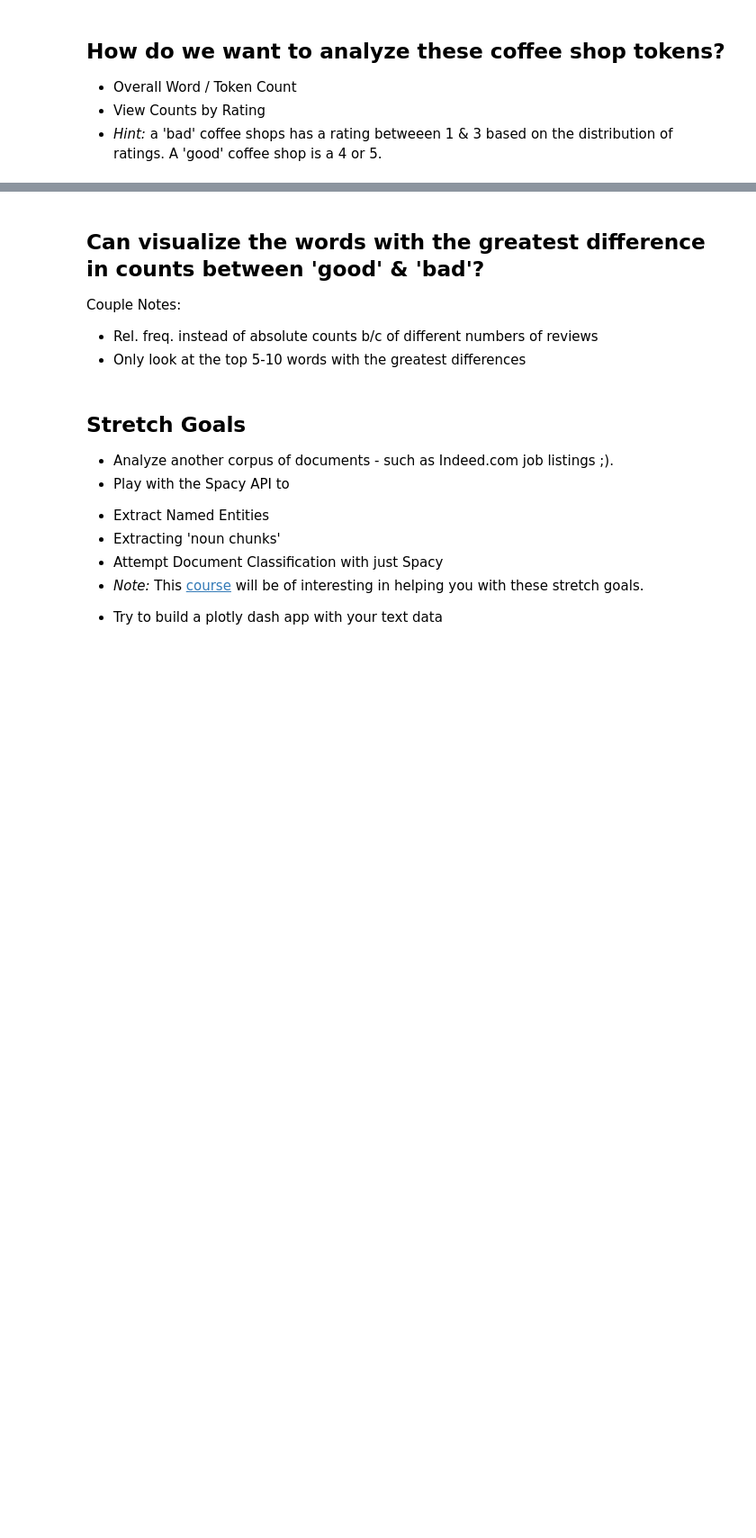
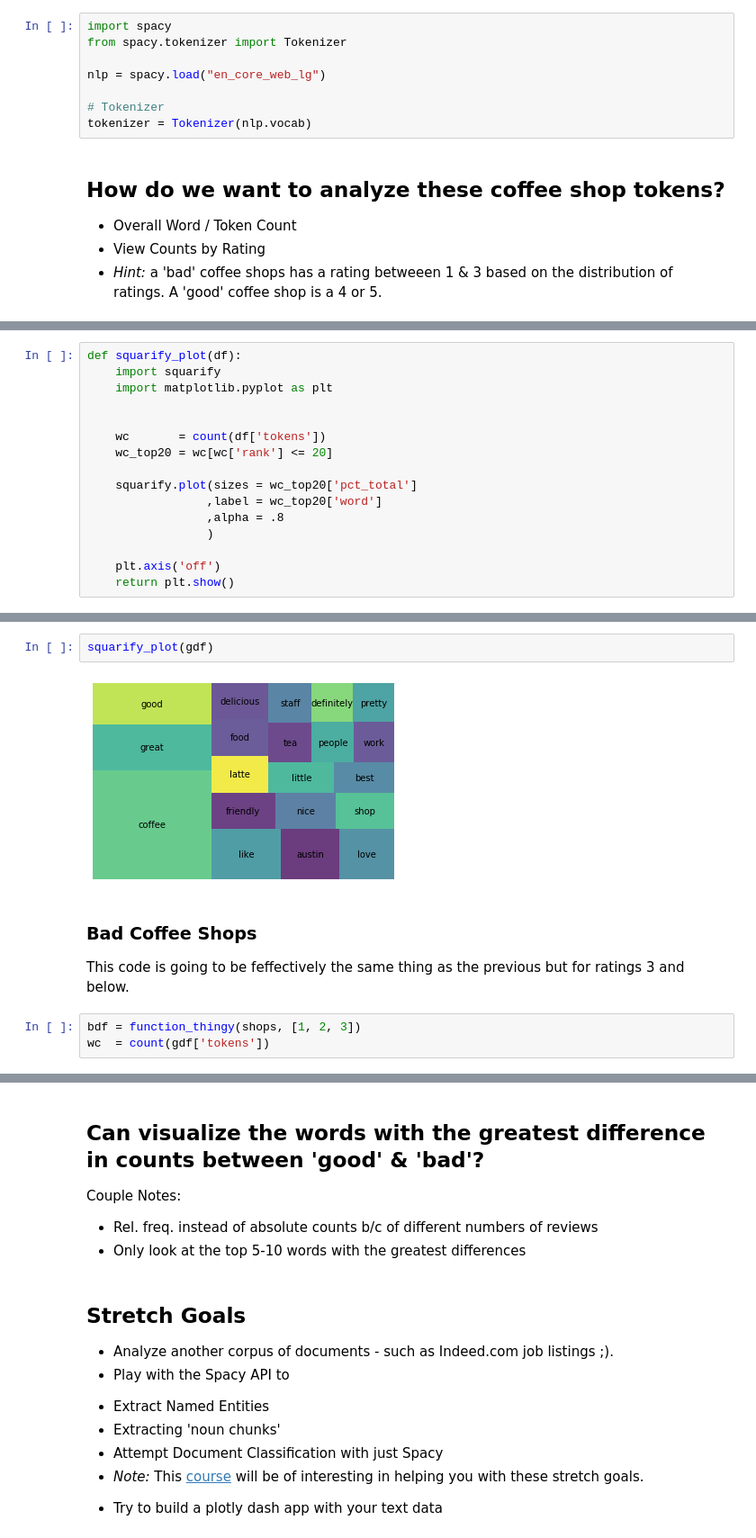
Before and after one commit to JoshuaPMallory/DS-Unit-4-Sprint-1-NLP, a Jupyter notebook: module1-text-data/D1_Text Data_Assignment.ipynb, the cells around one changed output, grey strips where cells are left out. Shown at 90% size. Cells and saved outputs as stored; diff of their text form; blank space fills up the shorter version.

```diff
--- a/module1-text-data/D1_Text Data_Assignment.ipynb
+++ b/module1-text-data/D1_Text Data_Assignment.ipynb
@@ -86,3 +98,11 @@ import re
+# %%
+import spacy
+from spacy.tokenizer import Tokenizer
+
+nlp = spacy.load("en_core_web_lg")
+
+# Tokenizer
+tokenizer = Tokenizer(nlp.vocab)
 # %% [markdown]
 ## How do we want to analyze these coffee shop tokens?
 
@@ -91,0 +190,16 @@ import re
+# %%
+def squarify_plot(df):
+    import squarify
+    import matplotlib.pyplot as plt
+
+
+    wc       = count(df['tokens'])
+    wc_top20 = wc[wc['rank'] <= 20]
+
+    squarify.plot(sizes = wc_top20['pct_total']
+                 ,label = wc_top20['word']
+                 ,alpha = .8
+                 )
+
+    plt.axis('off')
+    return plt.show()
@@ -91,0 +227,11 @@ import re
+# %%
+squarify_plot(gdf)
+# %% [output]
+[figure, added]
+# %% [markdown]
+### Bad Coffee Shops
+
+This code is going to be feffectively the same thing as the previous but for ratings 3 and below.
+# %%
+bdf = function_thingy(shops, [1, 2, 3])
+wc  = count(gdf['tokens'])
```
Also changed, not shown: parts of 23 cells of this notebook.
